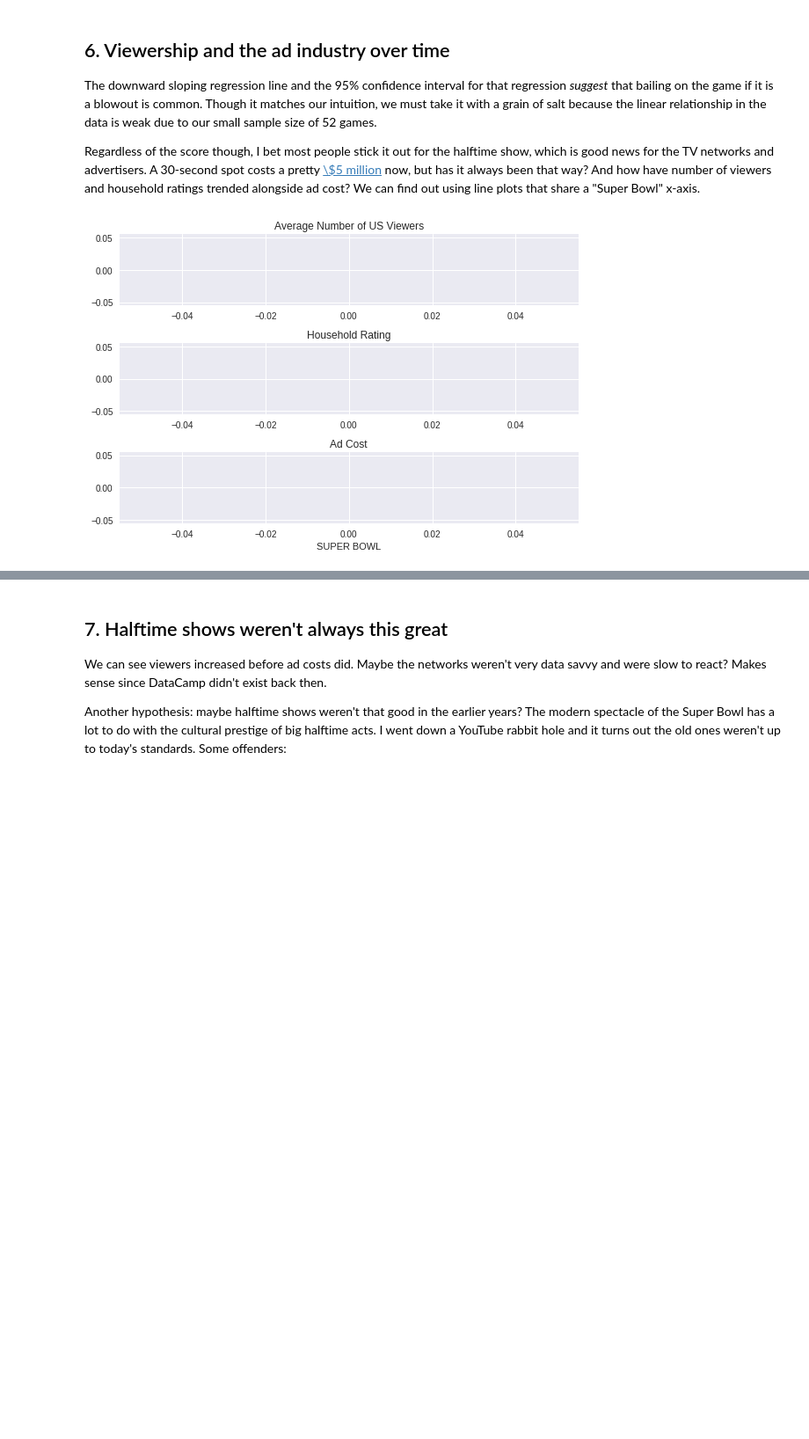
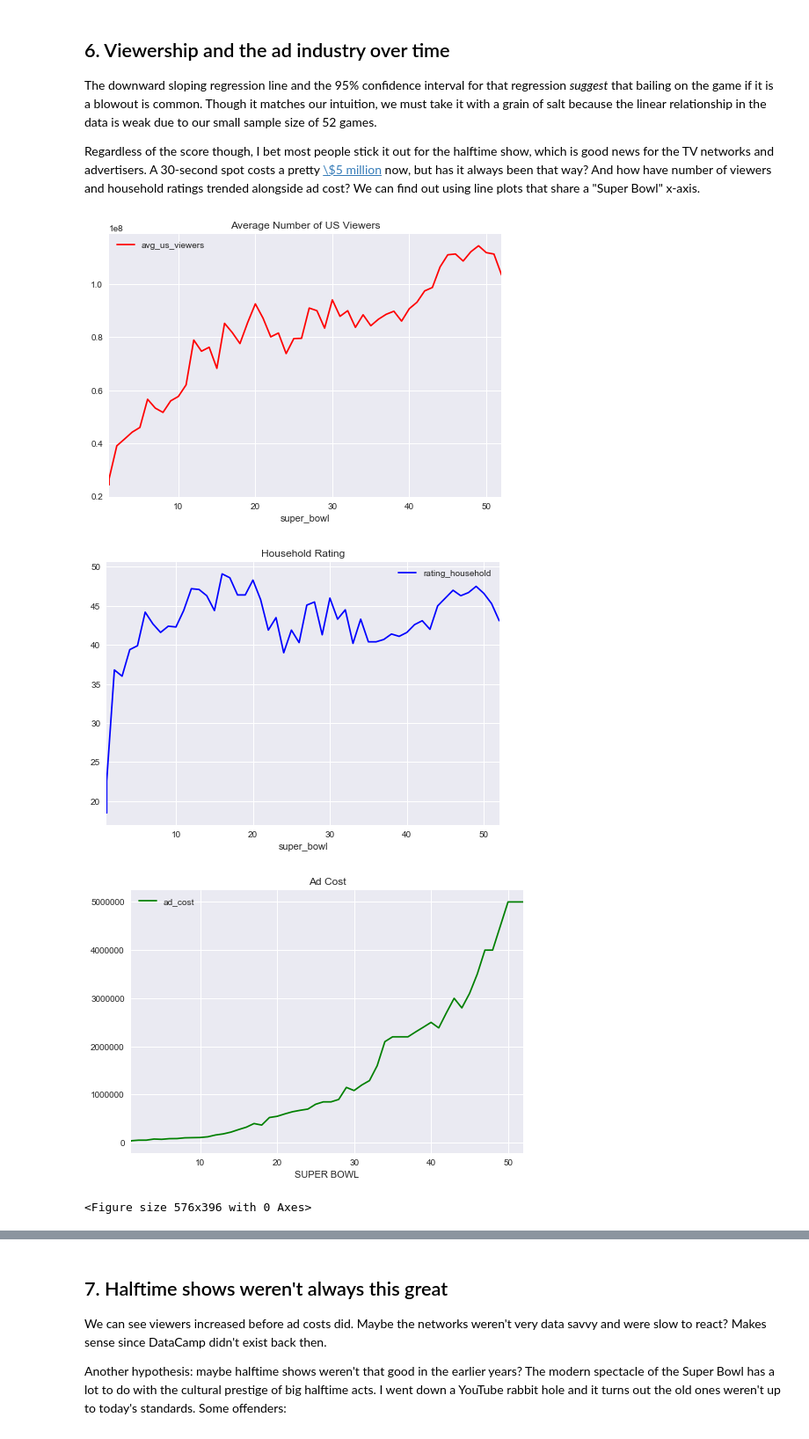
Before and after one commit to vishvapalsinh/Superbowl, a Jupyter notebook: notebook.ipynb, the cells around one changed output, grey strips where cells are left out. Shown at 88% size. Cells and saved outputs as stored; diff of their text form; code cells hidden in the pictures; blank space fills up the shorter version.

Commit message:
The code for the viewership and ad works fine

```diff
--- a/notebook.ipynb
+++ b/notebook.ipynb
@@ -159,24 +159,26 @@ sns.regplot(x=games_tv['difference_pts'], y=games_tv['share_household'], data=ga
 <p>Regardless of the score though, I bet most people stick it out for the halftime show, which is good news for the TV networks and advertisers. A 30-second spot costs a pretty <a href="https://www.businessinsider.com/super-bowl-commercials-cost-more-than-eagles-quarterback-earns-2018-1">\$5 million</a> now, but has it always been that way? And how have number of viewers and household ratings trended alongside ad cost? We can find out using line plots that share a "Super Bowl" x-axis.</p>
 # %%
 # Create a figure with 3x1 subplot and activate the top subplot
-plt.subplot(3, 1, 1)
-plt.plot(x=tv['super_bowl'], y=tv['avg_us_viewers'], color='#648FFF')
+
+tv.plot('super_bowl','avg_us_viewers', color='red')
 plt.title('Average Number of US Viewers')
-
+plt.show()
 
 # Activate the middle subplot
-plt.subplot(3, 1, 2)
-plt.plot(x=tv['super_bowl'], y=tv['rating_household'], color='#DC267F')
+tv.plot('super_bowl','rating_household', color='blue')
 plt.title('Household Rating')
+plt.show()
 
 # Activate the bottom subplot
-plt.subplot(3, 1, 3)
-plt.plot(x=tv['super_bowl'], y=tv['ad_cost'], color='#FFB000')
+tv.plot('super_bowl','ad_cost', color='green')
 plt.title('Ad Cost')
 plt.xlabel('SUPER BOWL')
-
+plt.show()
 
 # Improve the spacing between subplots
 plt.tight_layout()
 # %% [output]
-[figure, old version]
+[figure, new version]
+[figure, added]
+[figure, added]
+<Figure size 576x396 with 0 Axes>
```
Also changed, not shown: parts of 7 cells of this notebook.
